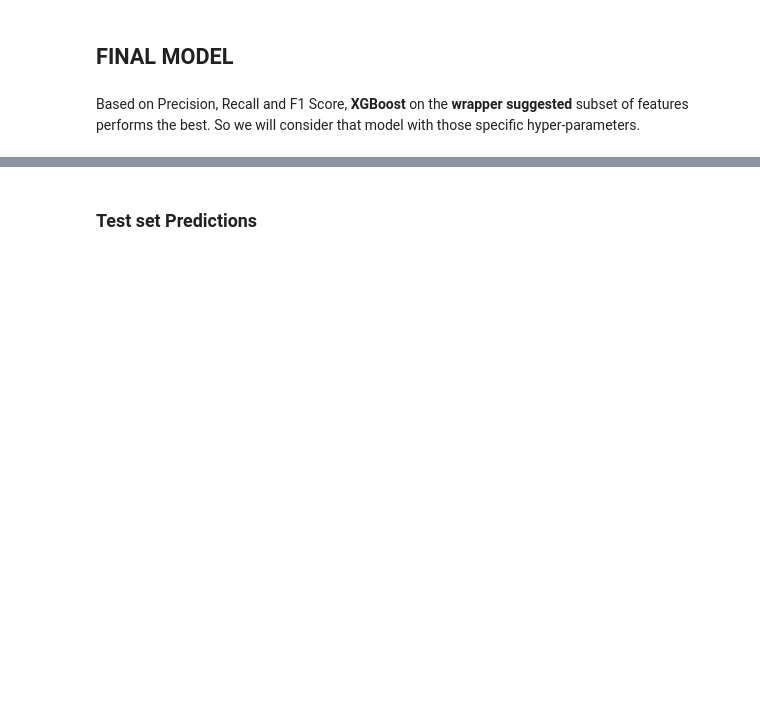
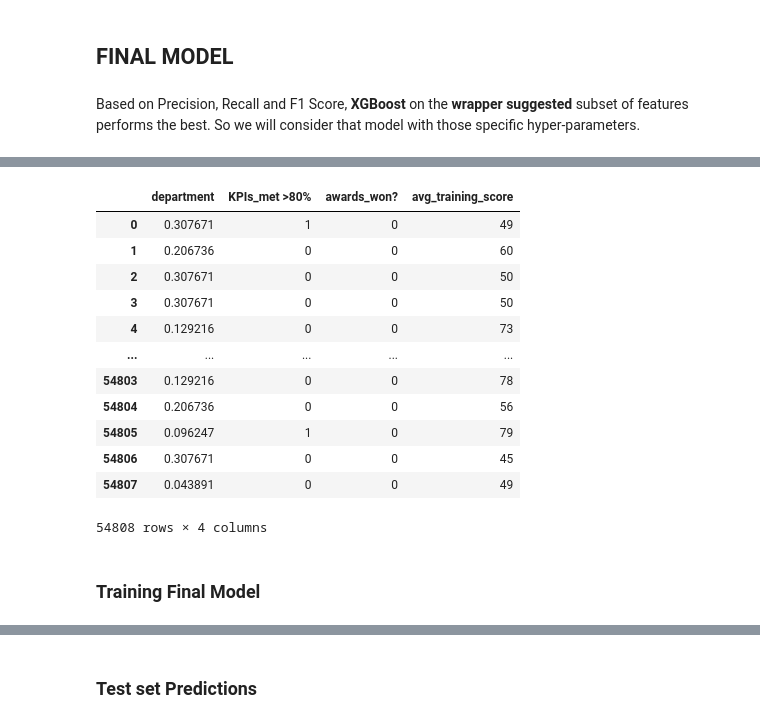
Before and after one commit to AyushBajpayee/HR-ANALYTICS, a Jupyter notebook: HR_ANALYTICS.ipynb, the cells around one changed output, grey strips where cells are left out. Drawn from its saved outputs; the diff is of its cells as text; code cells hidden in the pictures; blank space fills up the shorter version.

```diff
--- a/HR_ANALYTICS.ipynb
+++ b/HR_ANALYTICS.ipynb
@@ -1879,0 +1884,3 @@ Based on Precision, Recall and F1 Score, **XGBoost** on the **wrapper suggested*
+# %%
+#Encoding Features
+X['department'] = X['department'].map(department_encoder)
@@ -1880,3 +1900,22 @@ Based on Precision, Recall and F1 Score, **XGBoost** on the **wrapper suggested*
+# %%
+#Selecting our features and dropping rest
+X = X.drop(X.columns.difference(['department', 'KPIs_met >80%', 'awards_won?', 'avg_training_score']), 1)
+# %% [output]
+|  | department | KPIs_met >80% | awards_won? | avg_training_score |
+| 0 | 0.307671 | 1 | 0 | 49 |
+| 1 | 0.206736 | 0 | 0 | 60 |
+| 2 | 0.307671 | 0 | 0 | 50 |
+| 3 | 0.307671 | 0 | 0 | 50 |
+| 4 | 0.129216 | 0 | 0 | 73 |
+| ... | ... | ... | ... | ... |
+| 54803 | 0.129216 | 0 | 0 | 78 |
+| 54804 | 0.206736 | 0 | 0 | 56 |
+| 54805 | 0.096247 | 1 | 0 | 79 |
+| 54806 | 0.307671 | 0 | 0 | 45 |
+| 54807 | 0.043891 | 0 | 0 | 49 |
+54808 rows × 4 columns
+# %% [markdown]
+### Training Final Model
 # %%
 #FINAL MODEL
 model = XGBClassifier(learning_rate=0.3, n_estimators=150, max_depth=4,
```
Also changed, not shown: parts of 5 cells of this notebook.
